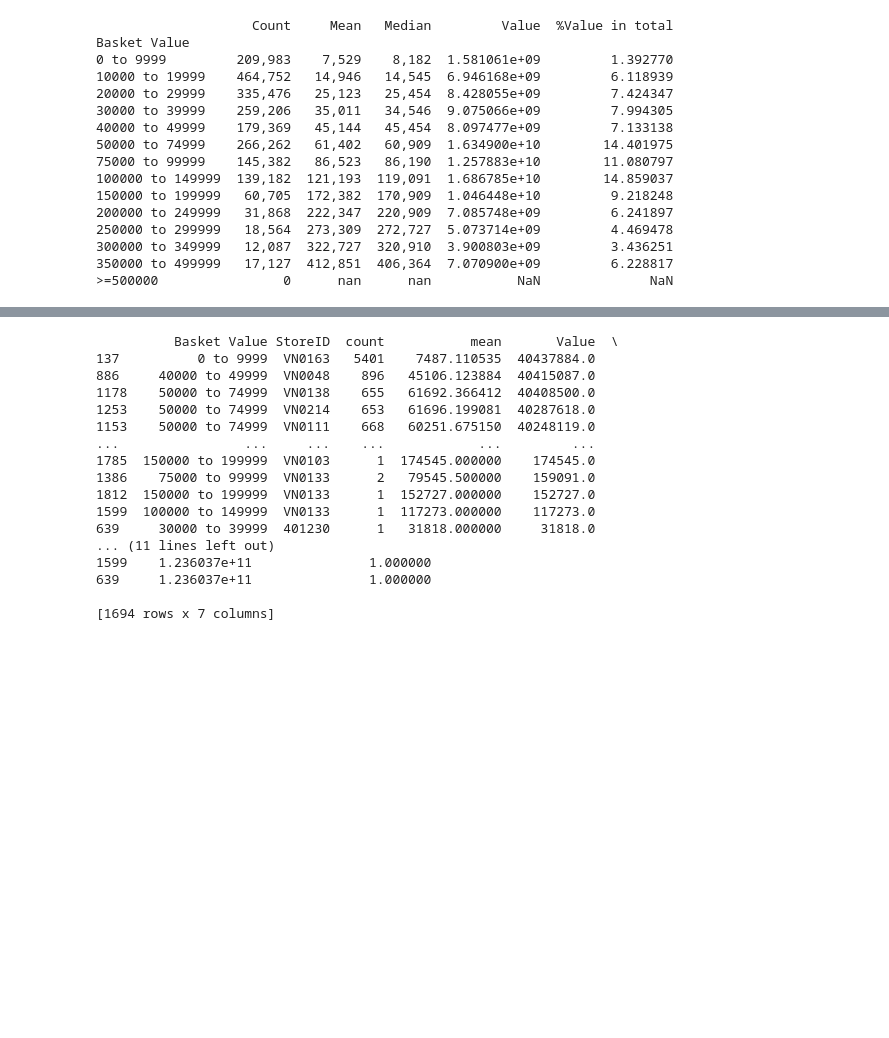
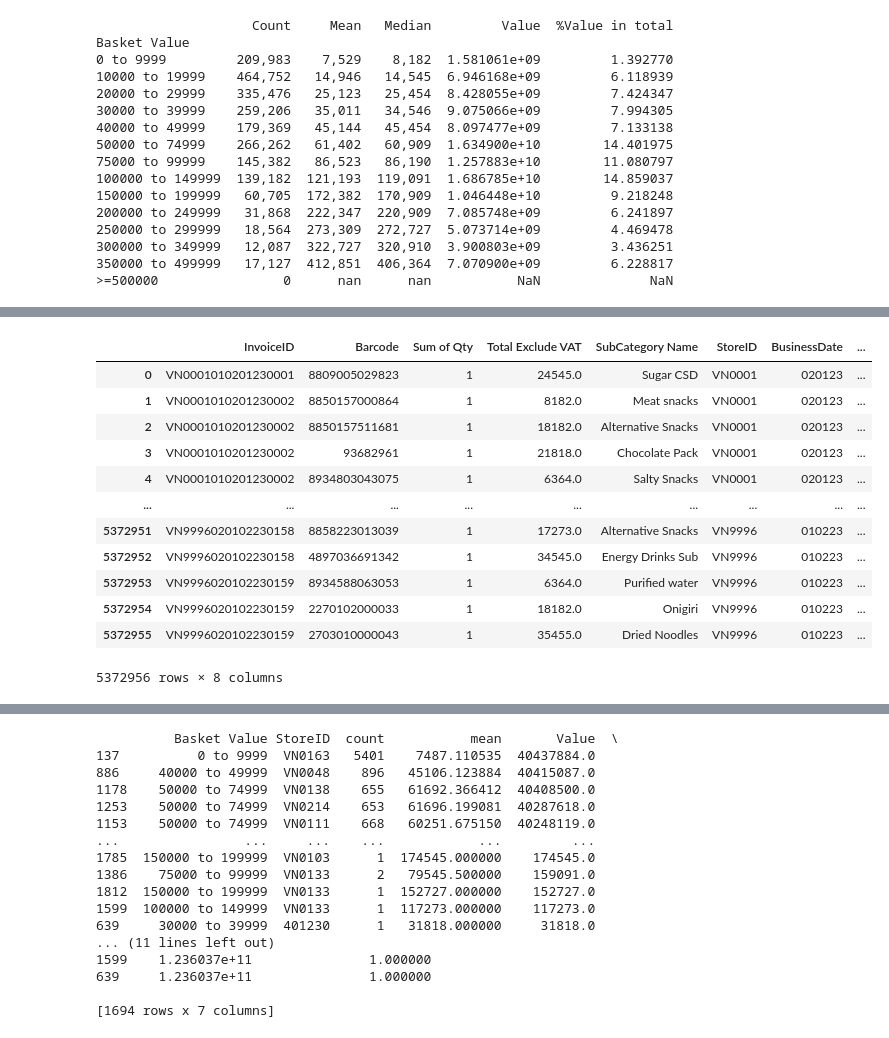
Before and after one commit to TrieuPH/python, a Jupyter notebook: Python/Data Analysis/Basket-Analysis_v3.1.ipynb, the cells around one changed output, grey strips where cells are left out. Drawn from its saved outputs; the diff is of its cells as text; code cells hidden in the pictures; blank space fills up the shorter version.

```diff
--- a/Python/Data Analysis/Basket-Analysis_v3.1.ipynb
+++ b/Python/Data Analysis/Basket-Analysis_v3.1.ipynb
@@ -371,0 +373,17 @@ group_by_invoice.head(5)
+# %%
+# Apply string slicing to create new columns 'StorID' and 'BusinessDate'
+# Check if existed columns 'StoreID' and 'BusinessDate' before applying string slicing
+if 'StoreID' in df_filtered.columns:
+    df_filtered.drop('StoreID', axis=1, inplace=True)
+if 'BusinessDate' in df_filtered.columns:
+    df_filtered.drop('BusinessDate', axis=1, inplace=True)
+df_filtered['StoreID'] = df_filtered['InvoiceID'].map(lambda x: x[:6] if not pd.isna(x) else x)
+df_filtered['BusinessDate'] = df_filtered['InvoiceID'].map(lambda x: x[8:14] if not pd.isna(x) else x)
+
+# Dataframe for Category name; use cols 0, Barcode; 2, Category Name
+cate_df = pd.read_excel(r'C:\Users\Trieu Pham\OneDrive - BTM Global Consulting\Projects\github\python\Python\Data Analysis\DataCate.xlsx', sheet_name='Sheet1', usecols=[0,2])
+
+# Reorder the columns
+# df_filtered = df_filtered.reindex (columns=['InvoiceID','StoreID','BusinessDate','Barcode','Sum of Qty','Total Exclude VAT','SubCategory Name'])
+
+df_filtered
@@ -372,3 +404,25 @@ group_by_invoice.head(5)
+# %%
+# Convert Barcode to string
+cate_df['Barcode'] = cate_df['Barcode'].astype(str)
+
+# Merge dataframes
+merged_df = pd.merge(df_filtered, cate_df, on='Barcode', how='left')
+
+merged_df
+# %% [output]
+|  | InvoiceID | Barcode | Sum of Qty | Total Exclude VAT | SubCategory Name | StoreID | BusinessDate | ... |
+| 0 | VN0001010201230001 | 8809005029823 | 1 | 24545.0 | Sugar CSD | VN0001 | 020123 | ... |
+| 1 | VN0001010201230002 | 8850157000864 | 1 | 8182.0 | Meat snacks | VN0001 | 020123 | ... |
+| 2 | VN0001010201230002 | 8850157511681 | 1 | 18182.0 | Alternative Snacks | VN0001 | 020123 | ... |
+| 3 | VN0001010201230002 | 93682961 | 1 | 21818.0 | Chocolate Pack | VN0001 | 020123 | ... |
+| 4 | VN0001010201230002 | 8934803043075 | 1 | 6364.0 | Salty Snacks | VN0001 | 020123 | ... |
+| ... | ... | ... | ... | ... | ... | ... | ... | ... |
+| 5372951 | VN9996020102230158 | 8858223013039 | 1 | 17273.0 | Alternative Snacks | VN9996 | 010223 | ... |
+| 5372952 | VN9996020102230158 | 4897036691342 | 1 | 34545.0 | Energy Drinks Sub | VN9996 | 010223 | ... |
+| 5372953 | VN9996020102230159 | 8934588063053 | 1 | 6364.0 | Purified water | VN9996 | 010223 | ... |
+| 5372954 | VN9996020102230159 | 2270102000033 | 1 | 18182.0 | Onigiri | VN9996 | 010223 | ... |
+| 5372955 | VN9996020102230159 | 2703010000043 | 1 | 35455.0 | Dried Noodles | VN9996 | 010223 | ... |
+5372956 rows × 8 columns
 # %%
 # Calculate the ADS for each store
 grouped_by_store_net = group_by_invoice.groupby('StoreID').agg({'Total Exclude VAT': 'sum', 'Sum of Qty': 'sum', 'BusinessDate': 'nunique'})
```
Also changed, not shown: parts of 7 cells of this notebook, 3 other files.
